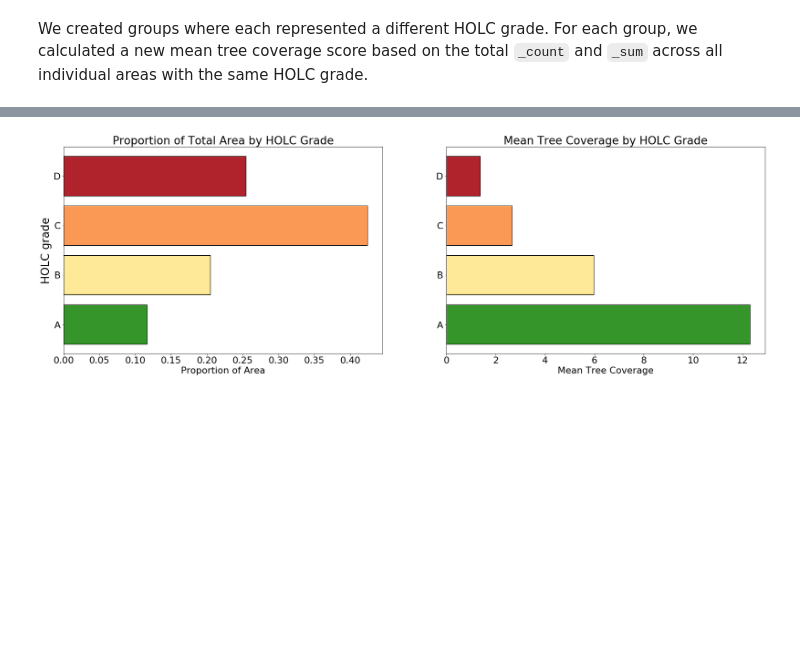
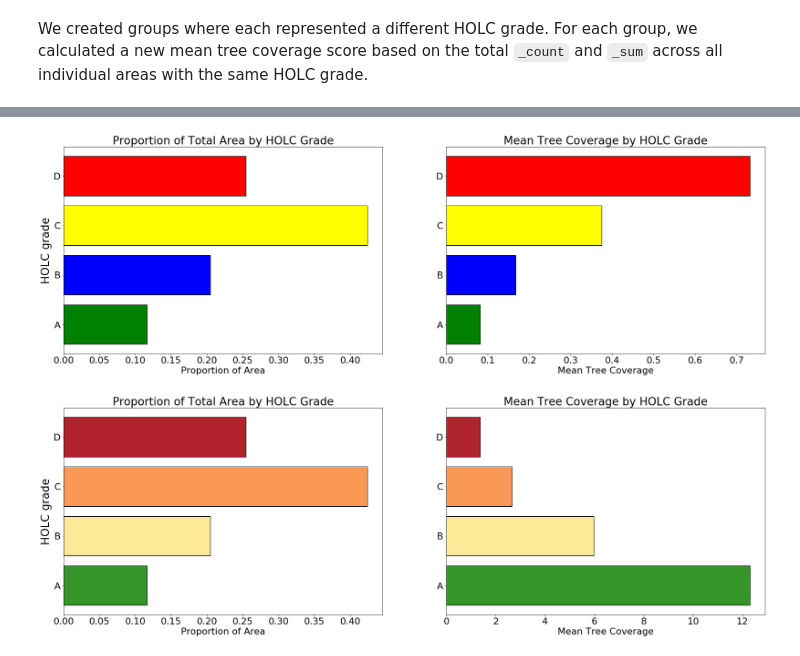
Before and after one commit to ds-modules/espm-c167, a Jupyter notebook: Lab2-Draft/Rebekah-Soc88/NB2_Draft1.ipynb, the cells around one changed output, grey strips where cells are left out. Saved outputs shown, nothing was run; the diff lists cells and outputs as text; code cells hidden in the pictures; blank space fills up the shorter version.

```diff
--- a/Lab2-Draft/Rebekah-Soc88/NB2_Draft1.ipynb
+++ b/Lab2-Draft/Rebekah-Soc88/NB2_Draft1.ipynb
@@ -140,3 +152,10 @@ Now that we have a better understanding of HOLC areas and their histories, let's
 ### 3.1 HOLC & Tree Canopy Coverage
 # %% [markdown]
 We created groups where each represented a different HOLC grade. For each group, we calculated a new mean tree coverage score based on the total `_count` and `_sum` across all individual areas with the same HOLC grade.
+# %%
+#Replicate the following cell with count/sum instead of sum/count
+summed2 = holc_5072.groupby('holc_grade').sum()
+summed2['_new_mean'] = summed2['_count'] / summed2['_sum']
+summed2['_holc_area'] = summed2['_count'] / sum(summed2['_count'])
+summed2['color'] = ['green', 'blue', 'yellow', 'red']
+summed2
@@ -156,3 +182,23 @@ summed
+# %%
+#Using summed2 (method = count/sum) instead of summed (method = sum/count)
+plt.rcParams.update({'font.size': 22})
+
+fig = plt.figure()
+
+ax1=plt.subplot(2, 2, 1)
+ax1.set_xlabel("Proportion of Area")
+plt.barh(summed2.index, summed2["_holc_area"], color = summed2['color'])
+
+ax2=plt.subplot(2, 2, 2)
+ax2.set_xlabel("Mean Tree Coverage")
+plt.barh(summed2.index, summed2['_new_mean'], color=summed2['color']);
+
+ax1.set_ylabel('HOLC grade', fontsize='large');
+
+ax1.set_title("Proportion of Total Area by HOLC Grade");
+ax2.set_title("Mean Tree Coverage by HOLC Grade");
+# %% [output]
+[figure, added]
 # %%
 plt.rcParams.update({'font.size': 22})
 
```
Also changed, not shown: parts of 10 cells of this notebook, 2 other files.
